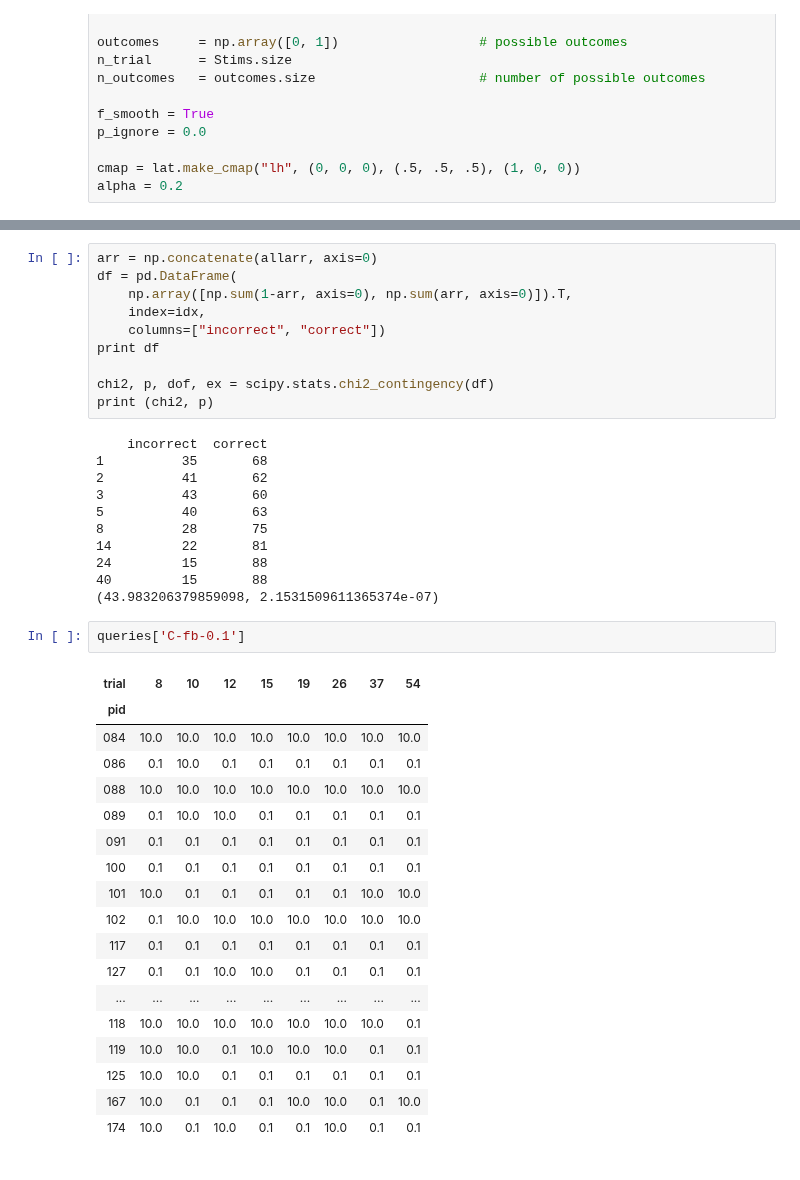
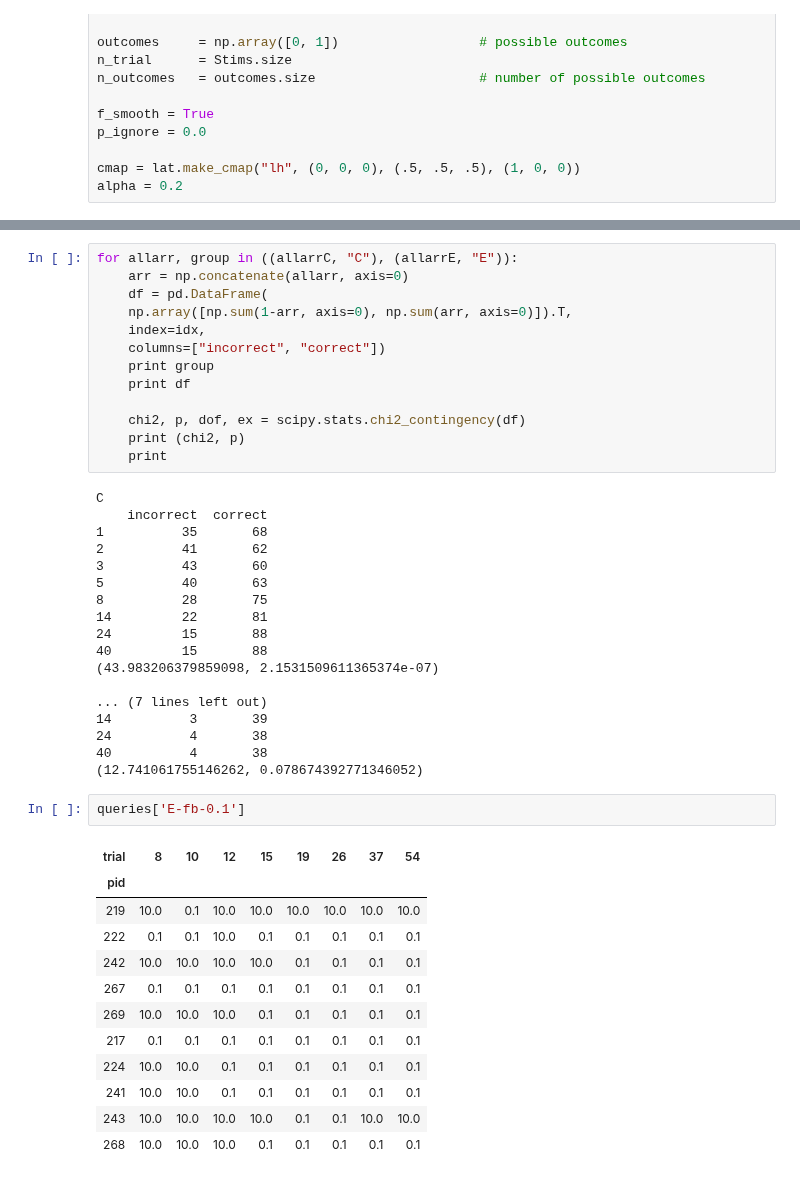
Before and after one commit to berkeley-cocosci/mass-inference, a Jupyter notebook: analysis/static-analysis.ipynb, the cells around one changed output, grey strips where cells are left out. Drawn from its saved outputs; the diff is of its cells as text.

```diff
--- a/analysis/static-analysis.ipynb
+++ b/analysis/static-analysis.ipynb
@@ -333,14 +346,18 @@ Saving figure to images/explicit_mass_judgments.png...' Done
 # %%
-arr = np.concatenate(allarr, axis=0)
-df = pd.DataFrame(
-    np.array([np.sum(1-arr, axis=0), np.sum(arr, axis=0)]).T,
-    index=idx,
-    columns=["incorrect", "correct"])
-print df
+for allarr, group in ((allarrC, "C"), (allarrE, "E")):
+    arr = np.concatenate(allarr, axis=0)
+    df = pd.DataFrame(
+	np.array([np.sum(1-arr, axis=0), np.sum(arr, axis=0)]).T,
+	index=idx,
+	columns=["incorrect", "correct"])
+    print group
+    print df
 
-chi2, p, dof, ex = scipy.stats.chi2_contingency(df)
-print (chi2, p)
+    chi2, p, dof, ex = scipy.stats.chi2_contingency(df)
+    print (chi2, p)
+    print
 # %% [output]
+C
     incorrect  correct
 1          35       68
 2          41       62
@@ -351,24 +368,24 @@ print (chi2, p)
 24         15       88
 40         15       88
 (43.983206379859098, 2.1531509611365374e-07)
+
+... (7 lines left out)
+14          3       39
+24          4       38
+40          4       38
+(12.741061755146262, 0.078674392771346052)
 # %%
-queries['C-fb-0.1']
+queries['E-fb-0.1']
 # %% [output]
 | trial | 8 | 10 | 12 | 15 | 19 | 26 | 37 | 54 |
 | pid |  |  |  |  |  |  |  |  |
-| 084 | 10.0 | 10.0 | 10.0 | 10.0 | 10.0 | 10.0 | 10.0 | 10.0 |
-| 086 | 0.1 | 10.0 | 0.1 | 0.1 | 0.1 | 0.1 | 0.1 | 0.1 |
-| 088 | 10.0 | 10.0 | 10.0 | 10.0 | 10.0 | 10.0 | 10.0 | 10.0 |
-| 089 | 0.1 | 10.0 | 10.0 | 0.1 | 0.1 | 0.1 | 0.1 | 0.1 |
-| 091 | 0.1 | 0.1 | 0.1 | 0.1 | 0.1 | 0.1 | 0.1 | 0.1 |
-| 100 | 0.1 | 0.1 | 0.1 | 0.1 | 0.1 | 0.1 | 0.1 | 0.1 |
-| 101 | 10.0 | 0.1 | 0.1 | 0.1 | 0.1 | 0.1 | 10.0 | 10.0 |
-| 102 | 0.1 | 10.0 | 10.0 | 10.0 | 10.0 | 10.0 | 10.0 | 10.0 |
-| 117 | 0.1 | 0.1 | 0.1 | 0.1 | 0.1 | 0.1 | 0.1 | 0.1 |
-| 127 | 0.1 | 0.1 | 10.0 | 10.0 | 0.1 | 0.1 | 0.1 | 0.1 |
-| ... | ... | ... | ... | ... | ... | ... | ... | ... |
-| 118 | 10.0 | 10.0 | 10.0 | 10.0 | 10.0 | 10.0 | 10.0 | 0.1 |
-| 119 | 10.0 | 10.0 | 0.1 | 10.0 | 10.0 | 10.0 | 0.1 | 0.1 |
-| 125 | 10.0 | 10.0 | 0.1 | 0.1 | 0.1 | 0.1 | 0.1 | 0.1 |
-| 167 | 10.0 | 0.1 | 0.1 | 0.1 | 10.0 | 10.0 | 0.1 | 10.0 |
-| 174 | 10.0 | 0.1 | 10.0 | 0.1 | 0.1 | 10.0 | 0.1 | 0.1 |
+| 219 | 10.0 | 0.1 | 10.0 | 10.0 | 10.0 | 10.0 | 10.0 | 10.0 |
+| 222 | 0.1 | 0.1 | 10.0 | 0.1 | 0.1 | 0.1 | 0.1 | 0.1 |
+| 242 | 10.0 | 10.0 | 10.0 | 10.0 | 0.1 | 0.1 | 0.1 | 0.1 |
+| 267 | 0.1 | 0.1 | 0.1 | 0.1 | 0.1 | 0.1 | 0.1 | 0.1 |
+| 269 | 10.0 | 10.0 | 10.0 | 0.1 | 0.1 | 0.1 | 0.1 | 0.1 |
+| 217 | 0.1 | 0.1 | 0.1 | 0.1 | 0.1 | 0.1 | 0.1 | 0.1 |
+| 224 | 10.0 | 10.0 | 0.1 | 0.1 | 0.1 | 0.1 | 0.1 | 0.1 |
+| 241 | 10.0 | 10.0 | 0.1 | 0.1 | 0.1 | 0.1 | 0.1 | 0.1 |
+| 243 | 10.0 | 10.0 | 10.0 | 10.0 | 0.1 | 0.1 | 10.0 | 10.0 |
+| 268 | 10.0 | 10.0 | 10.0 | 0.1 | 0.1 | 0.1 | 0.1 | 0.1 |
```
Also changed, not shown: parts of 5 cells of this notebook, 4 other files.
